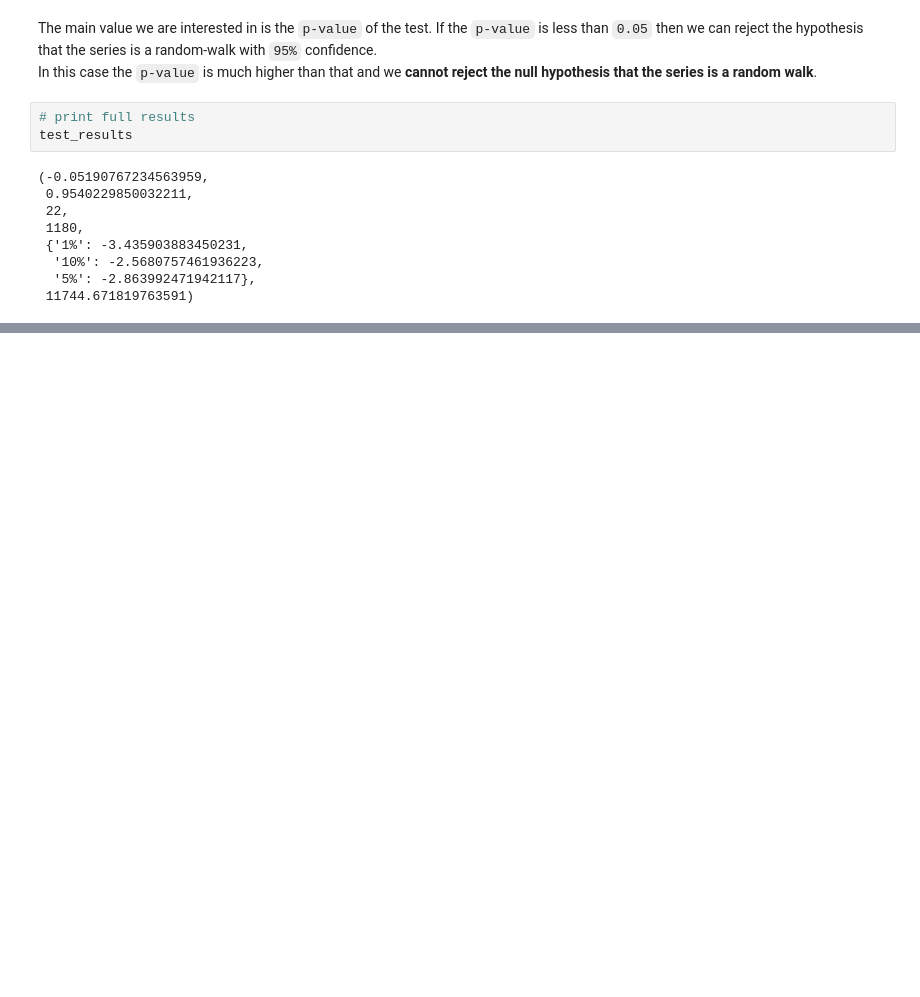
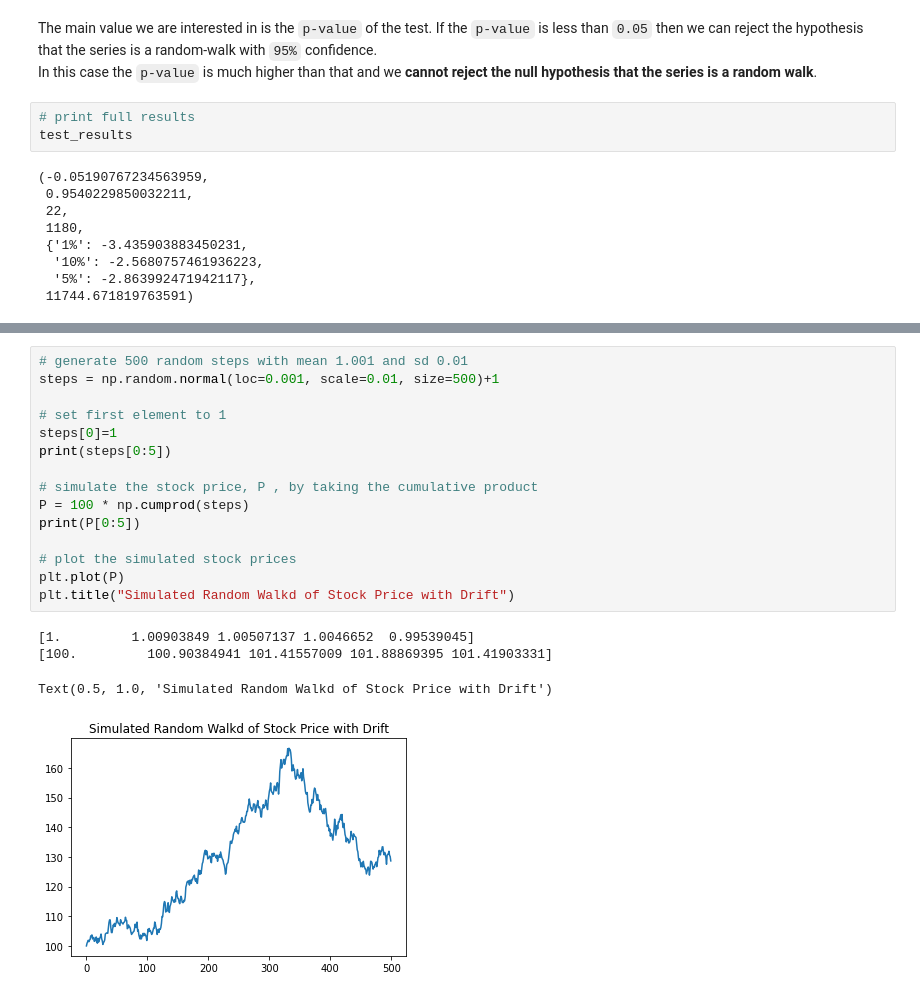
Before and after one commit to flyin01/dc, a Jupyter notebook: time_series_analysis.ipynb, the cells around one changed output, grey strips where cells are left out. Saved outputs shown, nothing was run; the diff lists cells and outputs as text; blank space fills up the shorter version.

```diff
--- a/time_series_analysis.ipynb
+++ b/time_series_analysis.ipynb
@@ -856,0 +883,20 @@ df.head()
+# %%
+# generate 500 random steps with mean 1.001 and sd 0.01
+steps = np.random.normal(loc=0.001, scale=0.01, size=500)+1
+
+# set first element to 1
+steps[0]=1
+print(steps[0:5])
+
+# simulate the stock price, P , by taking the cumulative product
+P = 100 * np.cumprod(steps)
+print(P[0:5])
+
+# plot the simulated stock prices
+plt.plot(P)
+plt.title("Simulated Random Walkd of Stock Price with Drift")
+# %% [output]
+[1.         1.00903849 1.00507137 1.0046652  0.99539045]
+[100.         100.90384941 101.41557009 101.88869395 101.41903331]
+Text(0.5, 1.0, 'Simulated Random Walkd of Stock Price with Drift')
+[figure, added]
```
Also changed, not shown: parts of 10 cells of this notebook.
